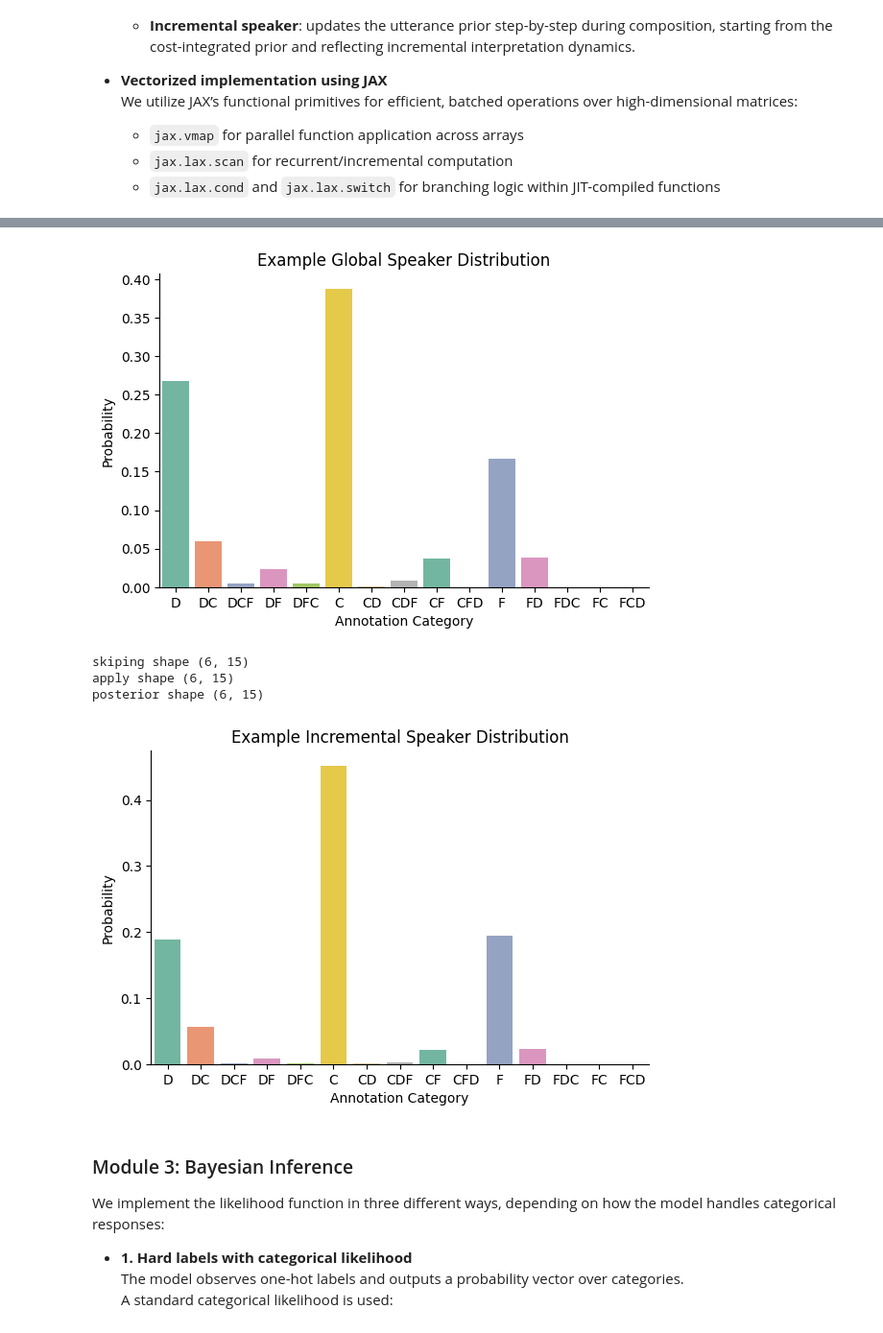
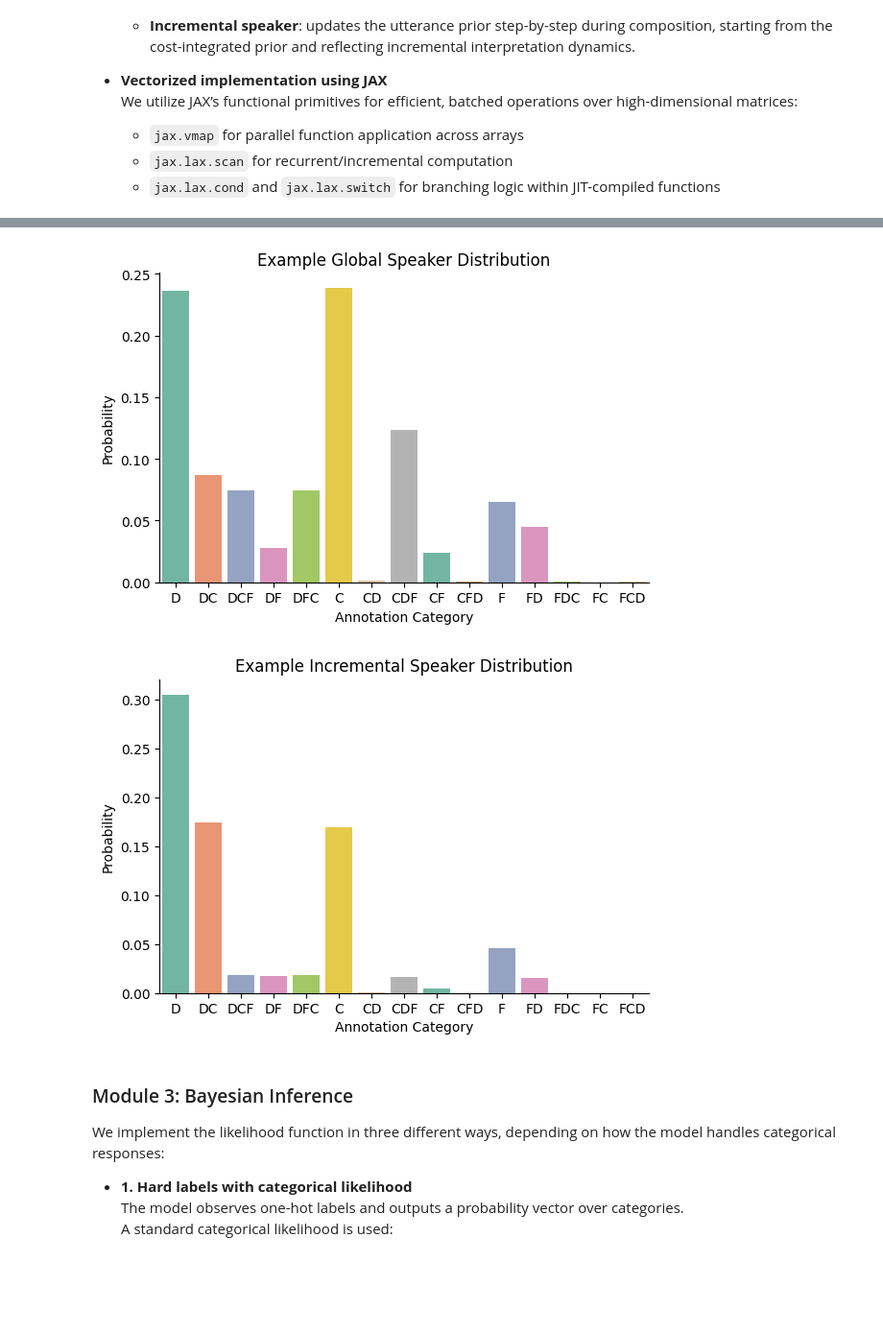
Before and after one commit to HeningWang/numpyro_adjective_modelling, a Jupyter notebook: 09-presentation/20250710_LMBayes/20250710_LMBayes_Meeting.ipynb, the cells around one changed output, grey strips where cells are left out. Shown: that part at 96% size. Drawn from its saved outputs; the diff is of its cells as text; code cells hidden in the pictures; blank space fills up the shorter version.

Commit message:
Clean history: remove large CSV files from commit, add posterior analysis

```diff
--- a/09-presentation/20250710_LMBayes/20250710_LMBayes_Meeting.ipynb
+++ b/09-presentation/20250710_LMBayes/20250710_LMBayes_Meeting.ipynb
@@ -619,20 +611,34 @@ def build_utterance_prior_jax(
         return jnp.any(jnp.all(u == penalized, axis=1))
 
     def compute_utils(carry, u):
-        # Length utility: count of non-padding elements
+        # Define a uniform base cost
+        base_util = 1.0
+        # Define a length based cost
+        length1_util = 1  # Utility for length 1
+        length3_util = 1  # Utility for length 3
+        # Compute length (e.g., number of non-padding tokens)
         length = jnp.sum(u >= 0)
-        base_util = lax.cond(length == 1, lambda _: 3.0,
-                     lambda _: lax.cond(length == 2, lambda _: 2.0, lambda _: 1.0, None), None)
 
+        # Interpolate between length1 and length3 utility
+        interporated_length_util = costParam_length * length1_util + (1.0 - costParam_length) * length3_util
+
+        # Select only if length is 1 or 3 — otherwise ignore
+        length_util = lax.cond(
+            (length == 1) | (length == 3),
+            lambda _: interporated_length_util,
+            lambda _: 0.0,  # or jnp.nan or raise error
+            operand=None
+        )
         # Penalty for specific sequences
-        penalty = lax.cond(is_penalized(u), lambda _: -5.0, lambda _: 0.0, None)
+        penalty = lax.cond(is_penalized(u), lambda _: -5.0, lambda _: 0.0, 0.0)
 
         # Boost if first token is 0 ("D")
-        boost = lax.cond(u[0] == 0, lambda _: 1.1, lambda _: 1.0, None)
+        boost = lax.cond(u[0] == 0, lambda _: 1.1, lambda _: 1.0, 0.0)
 
         # Combine with weights
         total_util = (
-            costParam_length * base_util +
+            base_util +
+            length_util +
             costParam_bias * penalty +
             costParam_subjectivity * boost
         )
@@ -672,14 +678,14 @@ def global_speaker(
     Returns:
         A jnp.ndarray of shape (n_obj, n_utt) with the meaning of the utterances.
     """
+    eps = 1e-20
     if utt_prior is None:
         utt_prior = build_utterance_prior_jax(utterance_list=utterance_list, costParam_subjectivity=bias_subjectivity, costParam_length=bias_length) # from the global variable
-    current_utt_prior = jnp.log(utt_prior)
+    current_utt_prior = jnp.log(utt_prior + eps)
     meaning_matrix = incremental_semantics_jax(states, color_semval, k)
-    util_speaker = jnp.log(jnp.transpose(meaning_matrix)) + current_utt_prior
+    util_speaker = jnp.log(jnp.transpose(meaning_matrix) + eps) + current_utt_prior
     softmax_result = jax.nn.softmax(alpha * util_speaker)
-    referent_probs = softmax_result
-    return referent_probs
+    return softmax_result
 
 vectorized_global_speaker = jax.vmap(global_speaker, in_axes=(0, # states, along the first axis, i.e. one trial of the experiment
                                                               None, # alpha,
@@ -723,15 +729,12 @@ def incremental_speaker(
         def step(current_speaker_matrix, token):
             # Skip padding (-1): return unchanged prior
             def skip(_):
-                print("skiping shape", current_speaker_matrix.shape)
                 return current_speaker_matrix # shape (n_obj, n_utt)
 
             def apply(_):
                 # Get the posterior distribution over utterances given the current token
-                print("apply shape", current_speaker_matrix.shape)
                 prior = current_speaker_matrix[0,:]
                 posterior = global_speaker(states, alpha, color_semval, k, bias_subjectivity, bias_length, prior)
-                print("posterior shape", posterior.shape)
                 return posterior # shape (n_obj, n_utt)
 
 
@@ -798,8 +801,11 @@ example_listener_matrix = incremental_semantics_jax(example_state, 0.95, 0.95, 0
 print("Example listener matrix shape:", example_listener_matrix.shape)
 print("Example listener matrix:", example_listener_matrix)
 plot_utterance_distribution(example_empirical_dist, titel="Example Empirical Distribution")
-example_global_speaker = global_speaker(example_state, alpha=1, k=0.6, color_semval=0.5, bias_subjectivity=-5, bias_length=1.5)[0,]
+k = 0.1
+color_semval = 0.5
+example_global_speaker = global_speaker(example_state, alpha=1,
+                                         k=k, color_semval= color_semval, bias_subjectivity=-5, bias_length=1.5)[0,]
 plot_utterance_distribution(example_global_speaker, titel="Example Global Speaker Distribution")
-example_incremental_speaker = incremental_speaker(example_state, alpha=1, k=0.6, color_semval=0.5, bias_subjectivity=-10, bias_length=1.5)
+example_incremental_speaker = incremental_speaker(example_state, alpha=1, k=k, color_semval=color_semval, bias_subjectivity=1, bias_length=1.5)
 plot_utterance_distribution(example_incremental_speaker, titel="Example Incremental Speaker Distribution")
 # %% [output]
@@ -824,8 +830,5 @@ Example listener matrix: [[0.18950056 0.19921696 0.19921696 0.19921696 0.1992169
-[figure, old version]
+[figure, new version]
-skiping shape (6, 15)
-apply shape (6, 15)
-posterior shape (6, 15)
-[figure, old version]
+[figure, new version]
 # %% [markdown]
 ### Module 3: Bayesian Inference
 
```
Also changed, not shown: parts of 14 cells of this notebook, 5 other files.
